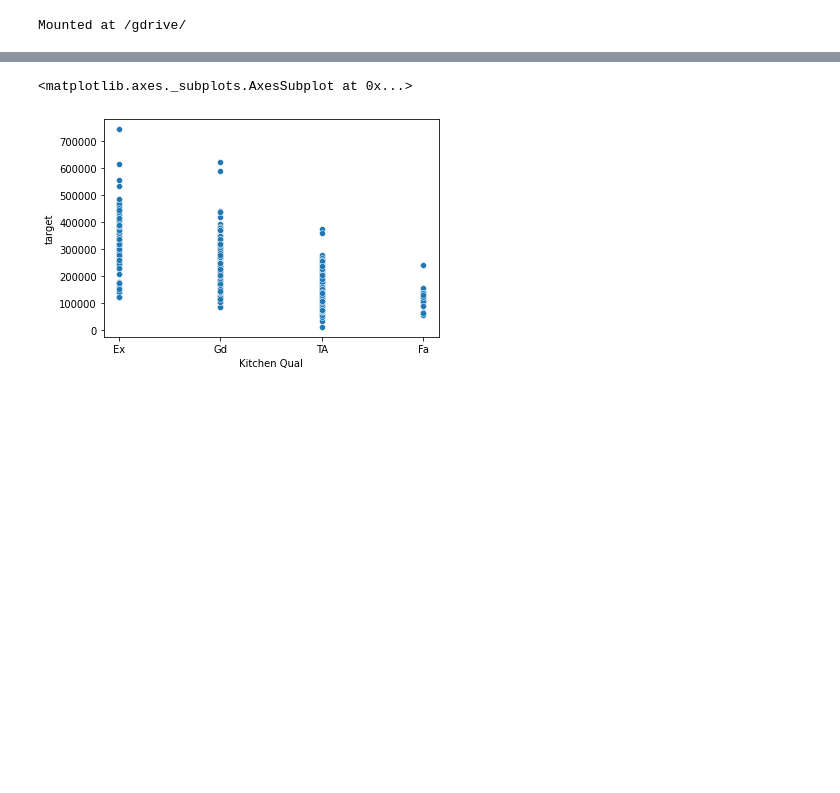
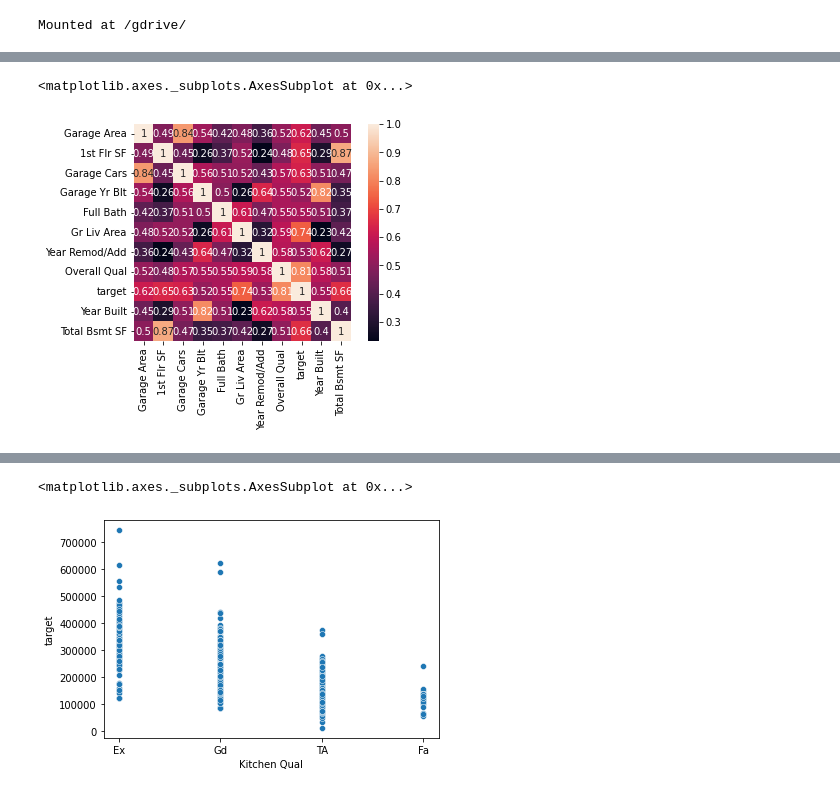
Before and after one commit to miiiingi/dacon_housing, a Jupyter notebook: dacon_housing.ipynb, the cells around one changed output, grey strips where cells are left out. Saved outputs shown, nothing was run; the diff lists cells and outputs as text; code cells hidden in the pictures; blank space fills up the shorter version.

```diff
--- a/dacon_housing.ipynb
+++ b/dacon_housing.ipynb
@@ -22,0 +42,10 @@ kitchen qual 변수와 타겟변수와의 관계를 보니 kitchen qual에 따
+# %%
+trainset_numerical = pd.DataFrame()
+for col in col_numerical :
+  trainset_numerical[col] = trainset[col]
+scaler = StandardScaler()
+trainset_numerical_corr = pd.DataFrame(scaler.fit_transform(trainset_numerical), columns = col_numerical).corr()
+sns.heatmap(trainset_numerical_corr, square = True, annot = True)
+# %% [output]
+<matplotlib.axes._subplots.AxesSubplot at 0x...>
+[figure, added]
```
Also changed, not shown: parts of 19 cells of this notebook.
